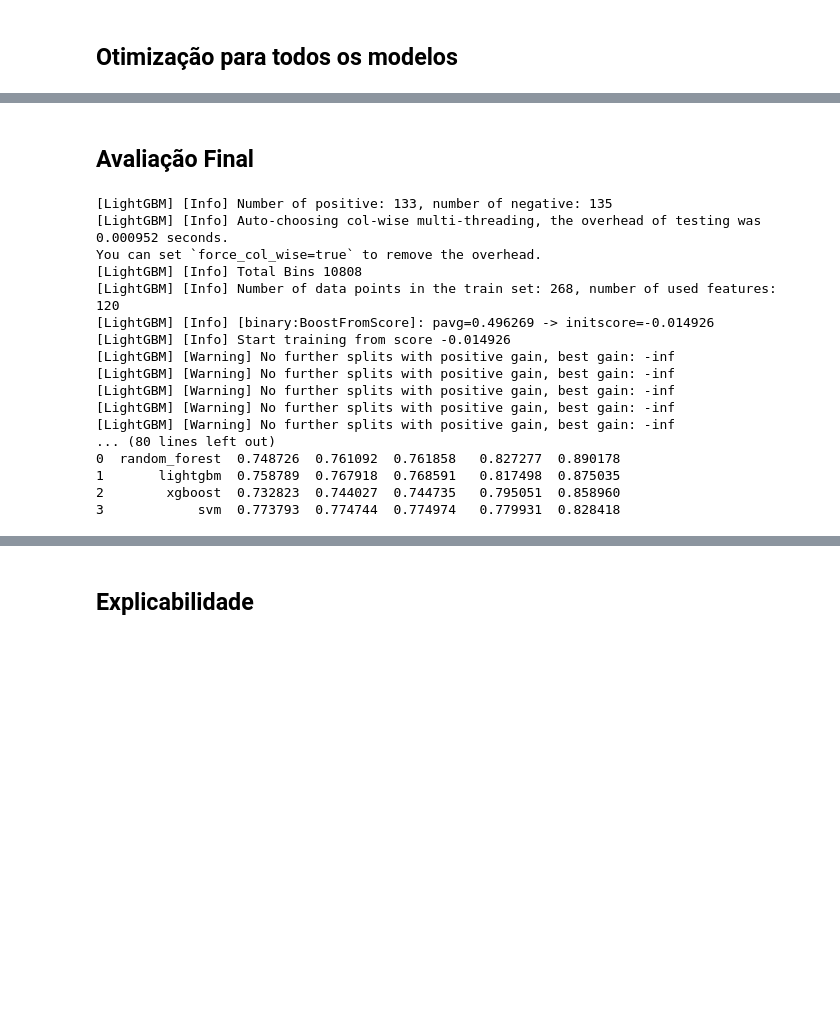
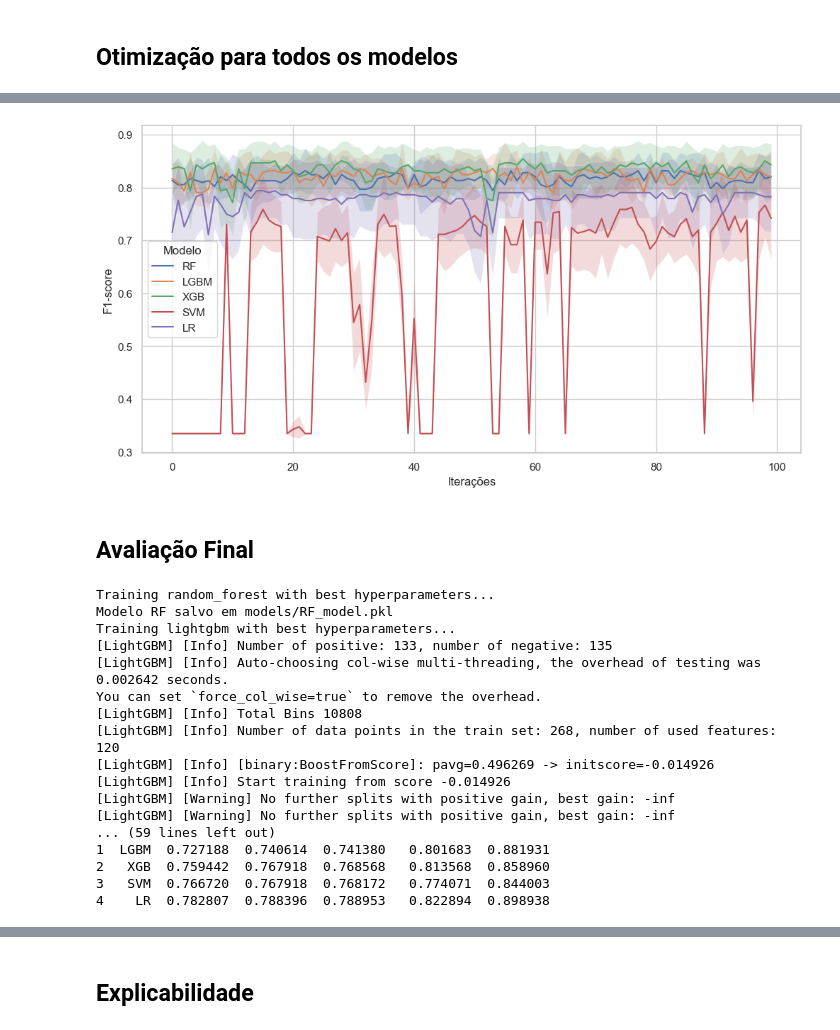
Before and after one commit to roaraujo/ML-FTW-EEG, a Jupyter notebook: 01_1-ML_EEG.ipynb, the cells around one changed output, grey strips where cells are left out. Drawn from its saved outputs; the diff is of its cells as text; code cells hidden in the pictures; blank space fills up the shorter version.

Commit message:
models

```diff
--- a/01_1-ML_EEG.ipynb
+++ b/01_1-ML_EEG.ipynb
@@ -219,2 +346,31 @@ Best params for svm: {'C': 0.6623169674802667, 'gamma': 0.0002608927866203661}
+# %%
+import matplotlib.pyplot as plt
+import seaborn as sns
+
+plt.figure(figsize=(12, 6))
+sns.lineplot(
+    data=df_results,
+    x="trial",
+    y="value_mean",
+    hue="model_short",
+    # marker="o"
+)
+
+for model in df_results["model_short"].unique():
+    subset = df_results[df_results["model_short"] == model]
+    plt.fill_between(
+        subset["trial"],
+        subset["value_mean"] - subset["value_std"],
+        subset["value_mean"] + subset["value_std"],
+        alpha=0.2
+    )
+
+# plt.title("Desempenho dos Modelos ao longo das Interações (F1-Macro)")
+plt.xlabel("Iterações")
+plt.ylabel("F1-score")
+plt.legend(title="Modelo")
+plt.grid(True)
+# %% [output]
+[figure, added]
 # %% [markdown]
 ## Avaliação Final
@@ -221,4 +380,12 @@ Best params for svm: {'C': 0.6623169674802667, 'gamma': 0.0002608927866203661}
 # %%
+import os
+import pickle
+from sklearn.metrics import f1_score, accuracy_score, recall_score, precision_score, roc_auc_score
+import pandas as pd
+
+os.makedirs('models', exist_ok=True)
+
+# Função para instanciar o modelo com os melhores hiperparâmetros
 def train_best_model(model_name, params):
     if model_name == 'random_forest':
         model = RandomForestClassifier(**params, random_state=42)
@@ -228,20 +395,42 @@ def train_best_model(model_name, params):
         model = XGBClassifier(**params, use_label_encoder=False, eval_metric='logloss', random_state=42)
     elif model_name == 'svm':
         model = SVC(**params, probability=True, random_state=42)
+    elif model_name == 'logistic_regression':
+        model = LogisticRegression(**params, max_iter=1000, random_state=42)
     else:
         raise ValueError('Unknown model')
     return model
 
+
+# Renomeação dos modelos para o formato desejado nos arquivos e resultados
+model_names_map = {
+    'random_forest': 'RF',
+    'lightgbm': 'LGBM',
+    'xgboost': 'XGB',
+    'svm': 'SVM',
+    'logistic_regression': 'LR'
+}
+
 results = []
 
+# Loop para treinamento, salvamento e avaliação dos modelos
 for model_name, params in best_models.items():
+    print(f'Training {model_name} with best hyperparameters...')
+
     model = train_best_model(model_name, params)
     model.fit(X_train_feat, y_train)
+
+    filename = f'models/{model_names_map[model_name]}_model.pkl'
+    with open(filename, 'wb') as file:
+        pickle.dump(model, file)
+
+    print(f'Modelo {model_names_map[model_name]} salvo em {filename}')
+
     y_pred = model.predict(X_test_feat)
     y_proba = model.predict_proba(X_test_feat)[:, 1] if hasattr(model, "predict_proba") else None
 
     metrics = {
-        'Model': model_name,
+        'Model': model_names_map[model_name],
         'F1_Score': f1_score(y_test, y_pred, average='macro'),
         'Accuracy': accuracy_score(y_test, y_pred),
         'Recall': recall_score(y_test, y_pred, average='macro'),
@@ -253,8 +442,11 @@ for model_name, params in best_models.items():
 df_results = pd.DataFrame(results)
 print(df_results)
 # %% [output]
+Training random_forest with best hyperparameters...
+Modelo RF salvo em models/RF_model.pkl
+Training lightgbm with best hyperparameters...
 [LightGBM] [Info] Number of positive: 133, number of negative: 135
-[LightGBM] [Info] Auto-choosing col-wise multi-threading, the overhead of testing was 0.000952 seconds.
+[LightGBM] [Info] Auto-choosing col-wise multi-threading, the overhead of testing was 0.002642 seconds.
 You can set `force_col_wise=true` to remove the overhead.
 [LightGBM] [Info] Total Bins 10808
 [LightGBM] [Info] Number of data points in the train set: 268, number of used features: 120
@@ -262,14 +454,11 @@ You can set `force_col_wise=true` to remove the overhead.
 [LightGBM] [Info] Start training from score -0.014926
 [LightGBM] [Warning] No further splits with positive gain, best gain: -inf
 [LightGBM] [Warning] No further splits with positive gain, best gain: -inf
-[LightGBM] [Warning] No further splits with positive gain, best gain: -inf
-[LightGBM] [Warning] No further splits with positive gain, best gain: -inf
-[LightGBM] [Warning] No further splits with positive gain, best gain: -inf
-... (80 lines left out)
-0  random_forest  0.748726  0.761092  0.761858   0.827277  0.890178
-1       lightgbm  0.758789  0.767918  0.768591   0.817498  0.875035
-2        xgboost  0.732823  0.744027  0.744735   0.795051  0.858960
-3            svm  0.773793  0.774744  0.774974   0.779931  0.828418
+... (59 lines left out)
+1  LGBM  0.727188  0.740614  0.741380   0.801683  0.881931
+2   XGB  0.759442  0.767918  0.768568   0.813568  0.858960
+3   SVM  0.766720  0.767918  0.768172   0.774071  0.844003
+4    LR  0.782807  0.788396  0.788953   0.822894  0.898938
 # %%
 df_results
 # %% [output]
```
Also changed, not shown: parts of 19 cells of this notebook, 6 other files.
